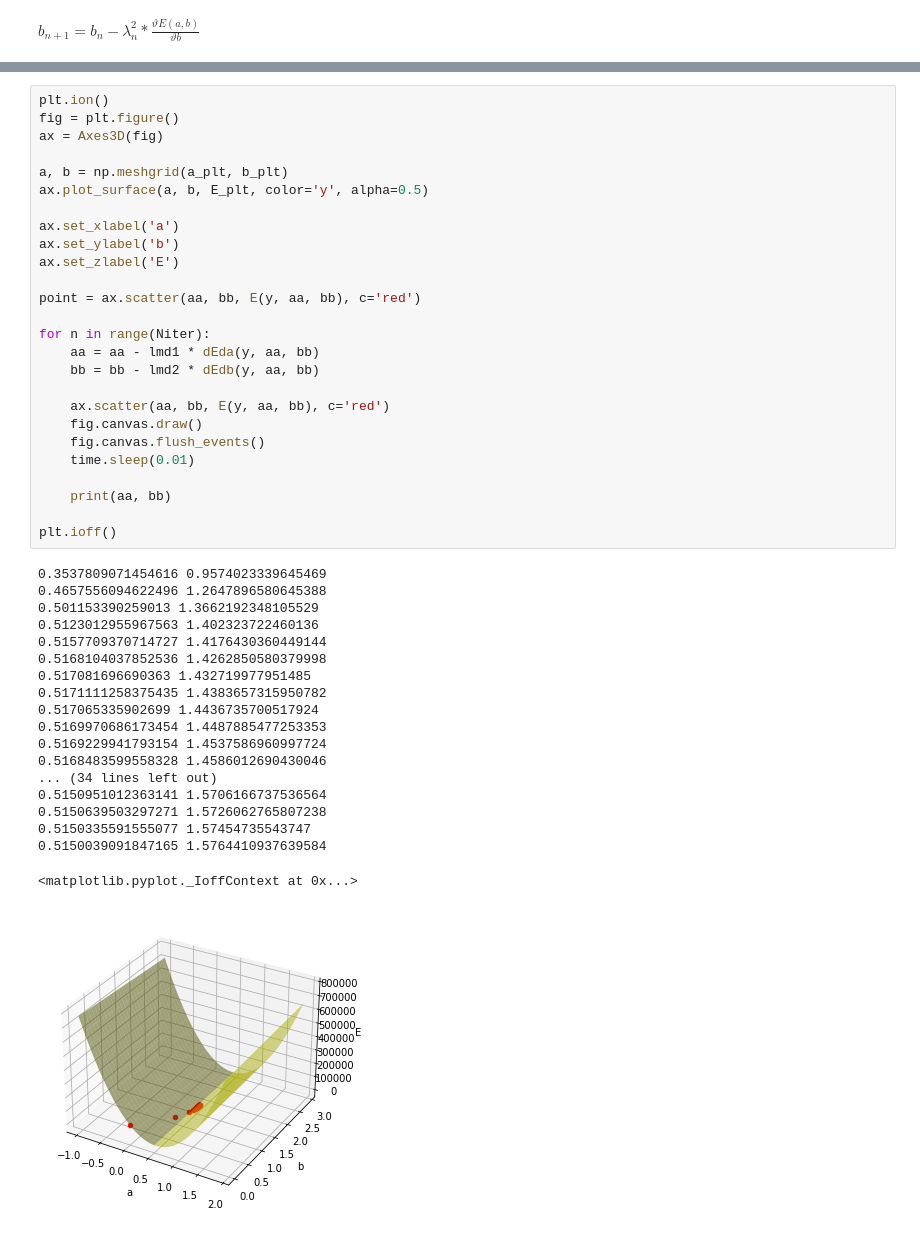
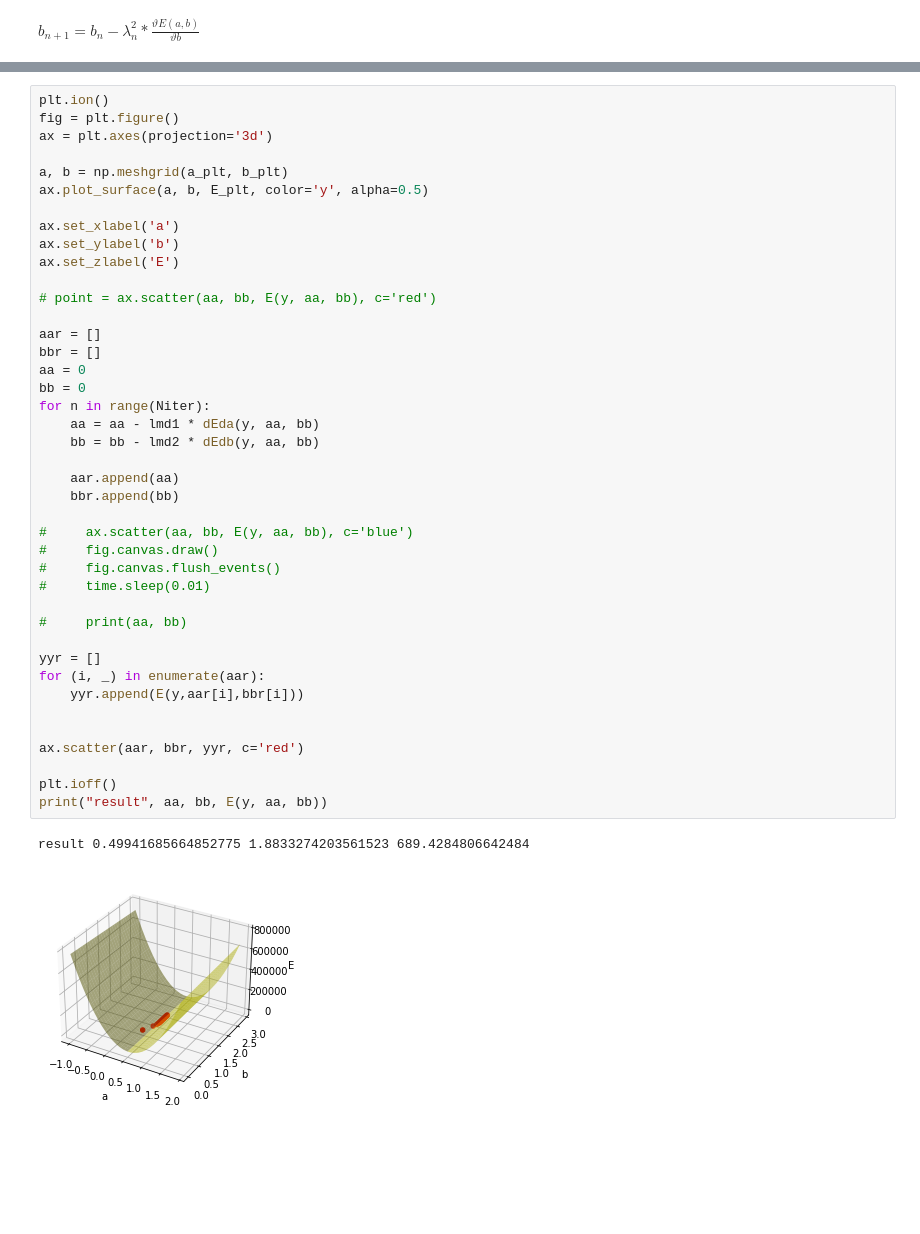
Before and after one commit to patison5/FAIntelligence, a Jupyter notebook: Градиентный спуск/Изучаю .ipynb, the cells around one changed output, grey strips where cells are left out. Drawn from its saved outputs; the diff is of its cells as text; blank space fills up the shorter version.

```diff
--- a/Градиентный спуск/Изучаю .ipynb
+++ b/Градиентный спуск/Изучаю .ipynb
@@ -205,46 +203,44 @@ E_plt = np.array([[E(y, a, b) for a in a_plt] for b in b_plt])
 # %%
 plt.ion()
 fig = plt.figure()
-ax = Axes3D(fig)
+ax = plt.axes(projection='3d')
 
 a, b = np.meshgrid(a_plt, b_plt)
 ax.plot_surface(a, b, E_plt, color='y', alpha=0.5)
 
 ax.set_xlabel('a')
 ax.set_ylabel('b')
 ax.set_zlabel('E')
 
-point = ax.scatter(aa, bb, E(y, aa, bb), c='red')
+# point = ax.scatter(aa, bb, E(y, aa, bb), c='red')
 
+aar = []
+bbr = []
+aa = 0
+bb = 0
 for n in range(Niter):
     aa = aa - lmd1 * dEda(y, aa, bb)
     bb = bb - lmd2 * dEdb(y, aa, bb)
 
-    ax.scatter(aa, bb, E(y, aa, bb), c='red')
-    fig.canvas.draw()
-    fig.canvas.flush_events()
-    time.sleep(0.01)
+    aar.append(aa)
+    bbr.append(bb)
 
-    print(aa, bb)
+#     ax.scatter(aa, bb, E(y, aa, bb), c='blue')
+#     fig.canvas.draw()
+#     fig.canvas.flush_events()
+#     time.sleep(0.01)
+
+#     print(aa, bb)
+
+yyr = []
+for (i, _) in enumerate(aar):
+    yyr.append(E(y,aar[i],bbr[i]))
+
+
+ax.scatter(aar, bbr, yyr, c='red')
 
 plt.ioff()
+print("result", aa, bb, E(y, aa, bb))
 # %% [output]
-0.3537809071454616 0.9574023339645469
-0.4657556094622496 1.2647896580645388
-0.501153390259013 1.3662192348105529
-0.5123012955967563 1.402323722460136
-0.5157709370714727 1.4176430360449144
-0.5168104037852536 1.4262850580379998
-0.517081696690363 1.432719977951485
-0.5171111258375435 1.4383657315950782
-0.517065335902699 1.4436735700517924
-0.5169970686173454 1.4487885477253353
-0.5169229941793154 1.4537586960997724
-0.5168483599558328 1.4586012690430046
-... (34 lines left out)
-0.5150951012363141 1.5706166737536564
-0.5150639503297271 1.5726062765807238
-0.5150335591555077 1.57454735543747
-0.5150039091847165 1.5764410937639584
+result 0.49941685664852775 1.8833274203561523 689.4284806642484
-<matplotlib.pyplot._IoffContext at 0x...>
-[figure, old version]
+[figure, new version]
```
Also changed, not shown: parts of 5 cells of this notebook, 1 other file.
